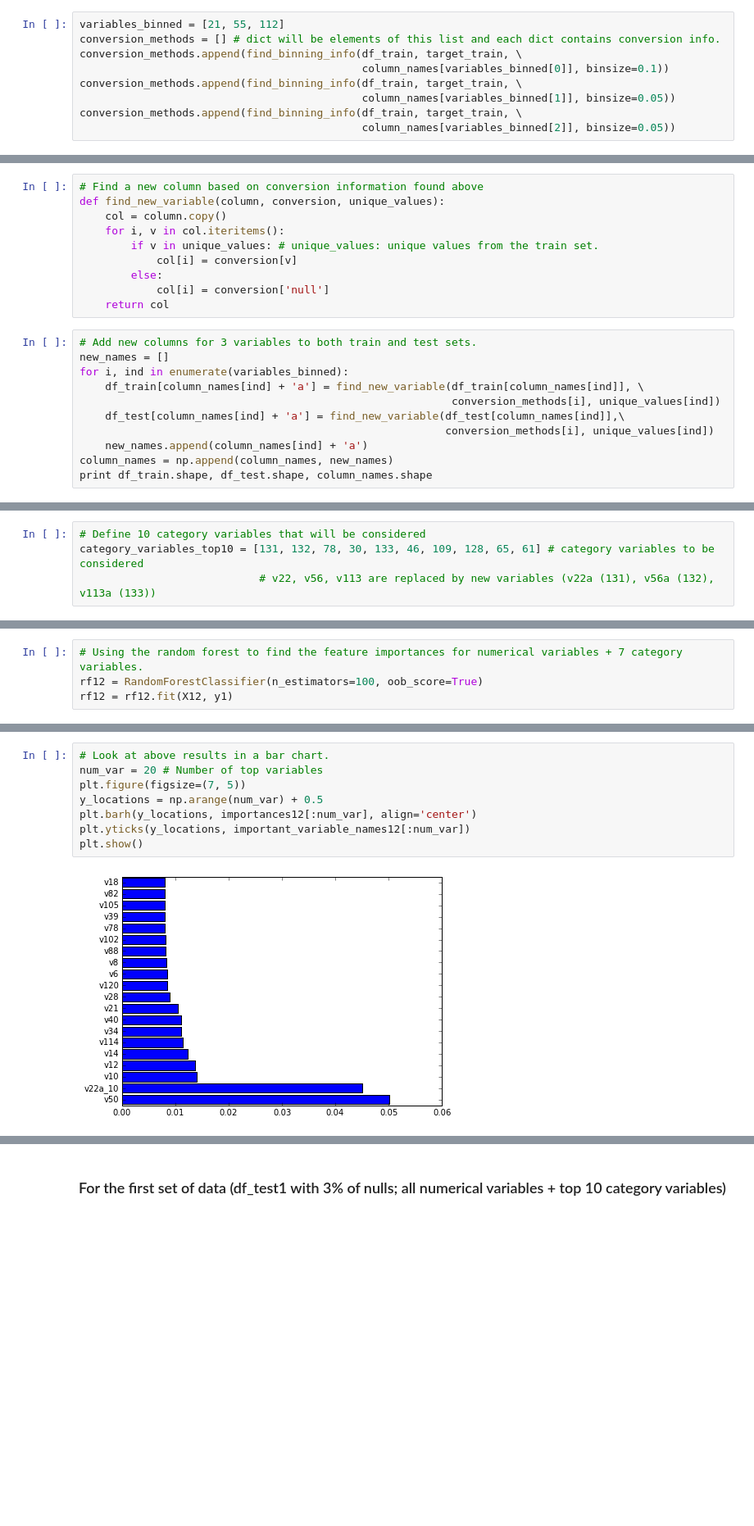
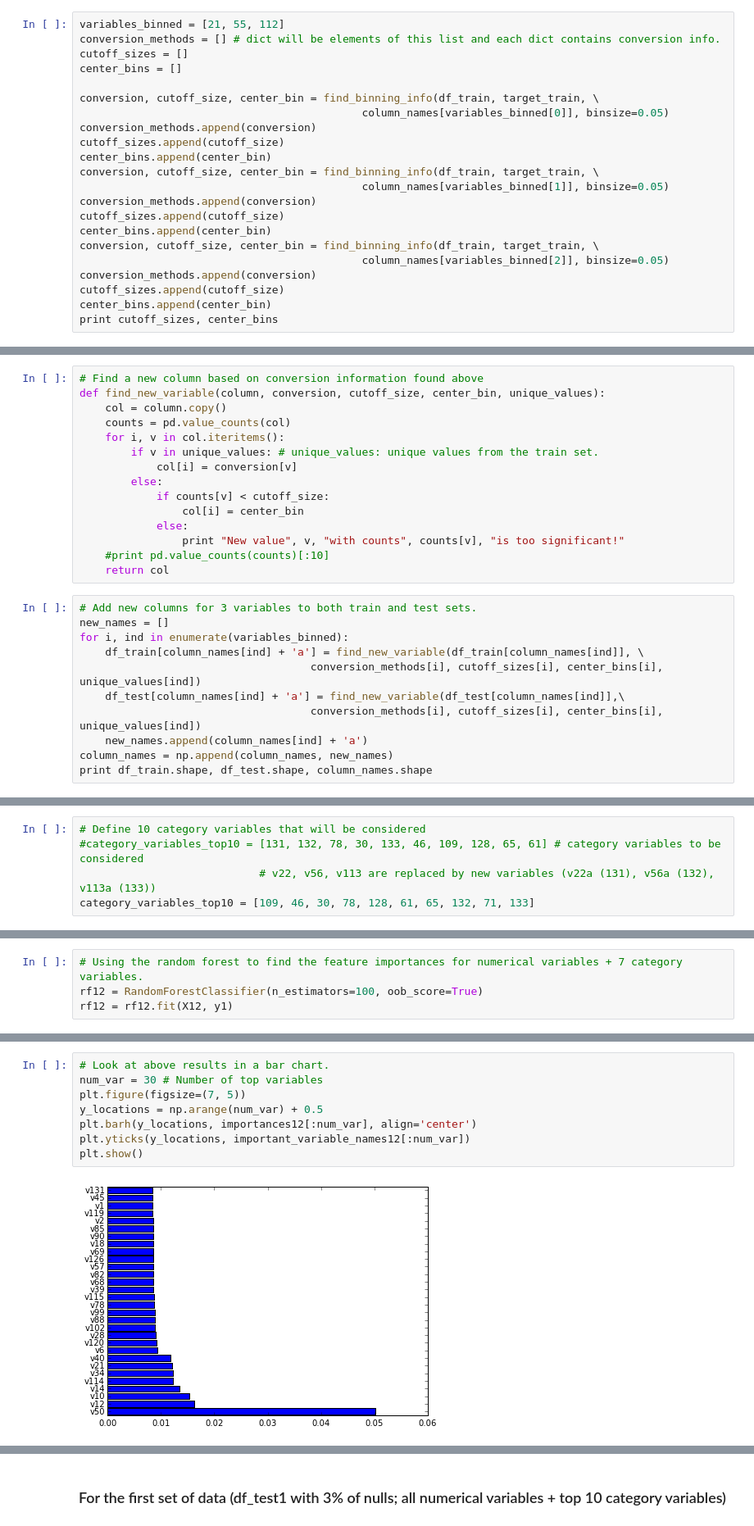
Before and after one commit to suhanree/claims-manager, a Jupyter notebook: code/ExploratoryAnalysis.ipynb, the cells around one changed output, grey strips where cells are left out. Shown at 82% size. Cells and saved outputs as stored; diff of their text form; blank space fills up the shorter version.

```diff
--- a/code/ExploratoryAnalysis.ipynb
+++ b/code/ExploratoryAnalysis.ipynb
@@ -368,10 +427,23 @@ def find_binning_info(df_train, target_train, variable_name, binsize=0.1):
 # %%
 variables_binned = [21, 55, 112]
 conversion_methods = [] # dict will be elements of this list and each dict contains conversion info.
-conversion_methods.append(find_binning_info(df_train, target_train, \
-                                            column_names[variables_binned[0]], binsize=0.1))
-conversion_methods.append(find_binning_info(df_train, target_train, \
-                                            column_names[variables_binned[1]], binsize=0.05))
-conversion_methods.append(find_binning_info(df_train, target_train, \
-                                            column_names[variables_binned[2]], binsize=0.05))
+cutoff_sizes = []
+center_bins = []
+
+conversion, cutoff_size, center_bin = find_binning_info(df_train, target_train, \
+                                            column_names[variables_binned[0]], binsize=0.05)
+conversion_methods.append(conversion)
+cutoff_sizes.append(cutoff_size)
+center_bins.append(center_bin)
+conversion, cutoff_size, center_bin = find_binning_info(df_train, target_train, \
+                                            column_names[variables_binned[1]], binsize=0.05)
+conversion_methods.append(conversion)
+cutoff_sizes.append(cutoff_size)
+center_bins.append(center_bin)
+conversion, cutoff_size, center_bin = find_binning_info(df_train, target_train, \
+                                            column_names[variables_binned[2]], binsize=0.05)
+conversion_methods.append(conversion)
+cutoff_sizes.append(cutoff_size)
+center_bins.append(center_bin)
+print cutoff_sizes, center_bins
 # %% [output]
@@ -381,21 +451,26 @@ v113's target prob for null: 0.823882540142
 # %%
 # Find a new column based on conversion information found above
-def find_new_variable(column, conversion, unique_values):
+def find_new_variable(column, conversion, cutoff_size, center_bin, unique_values):
     col = column.copy()
+    counts = pd.value_counts(col)
     for i, v in col.iteritems():
         if v in unique_values: # unique_values: unique values from the train set.
             col[i] = conversion[v]
         else:
-            col[i] = conversion['null']
+            if counts[v] < cutoff_size:
+                col[i] = center_bin
+            else:
+                print "New value", v, "with counts", counts[v], "is too significant!"
+    #print pd.value_counts(counts)[:10]
     return col
 # %%
 # Add new columns for 3 variables to both train and test sets.
 new_names = []
 for i, ind in enumerate(variables_binned):
     df_train[column_names[ind] + 'a'] = find_new_variable(df_train[column_names[ind]], \
-                                                          conversion_methods[i], unique_values[ind])
+                                    conversion_methods[i], cutoff_sizes[i], center_bins[i], unique_values[ind])
     df_test[column_names[ind] + 'a'] = find_new_variable(df_test[column_names[ind]],\
-                                                         conversion_methods[i], unique_values[ind])
+                                    conversion_methods[i], cutoff_sizes[i], center_bins[i], unique_values[ind])
     new_names.append(column_names[ind] + 'a')
 column_names = np.append(column_names, new_names)
 print df_train.shape, df_test.shape, column_names.shape
@@ -436,7 +511,8 @@ Distributions of values of the variable 'v22a' for train and test sets are diffe
 # %%
 # Define 10 category variables that will be considered
-category_variables_top10 = [131, 132, 78, 30, 133, 46, 109, 128, 65, 61] # category variables to be considered
+#category_variables_top10 = [131, 132, 78, 30, 133, 46, 109, 128, 65, 61] # category variables to be considered
                             # v22, v56, v113 are replaced by new variables (v22a (131), v56a (132), v113a (133))
+category_variables_top10 = [109, 46, 30, 78, 128, 61, 65, 132, 71, 133]
 # %% [markdown]
 ## Missing values
 # %%
@@ -770,11 +846,11 @@ Index([u'v50', u'v22a_10', u'v10', u'v12', u'v14', u'v114', u'v34', u'v40',
 # %%
 # Look at above results in a bar chart.
-num_var = 20 # Number of top variables
+num_var = 30 # Number of top variables
 plt.figure(figsize=(7, 5))
 y_locations = np.arange(num_var) + 0.5
 plt.barh(y_locations, importances12[:num_var], align='center')
 plt.yticks(y_locations, important_variable_names12[:num_var])
 plt.show()
 # %% [output]
-[figure, old version]
+[figure, new version]
 # %% [markdown]
```
Also changed, not shown: parts of 36 cells of this notebook.
